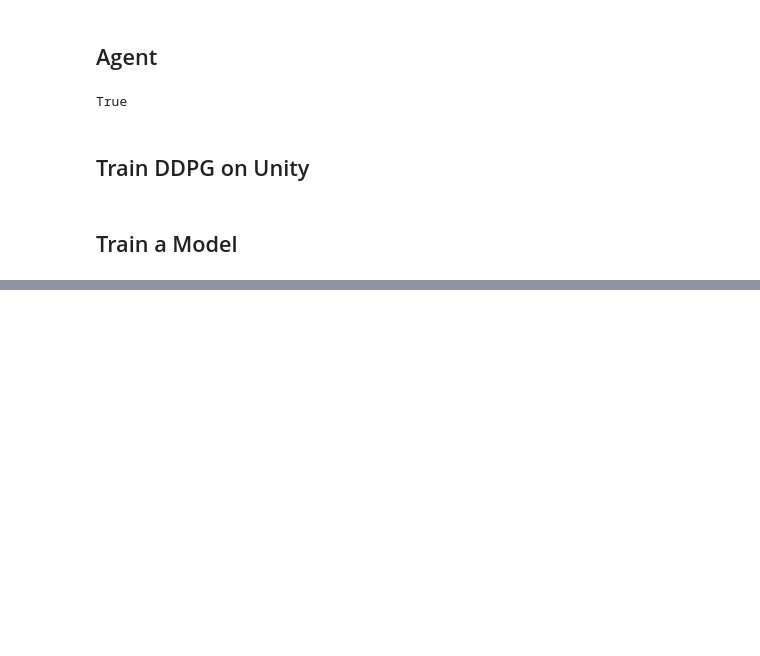
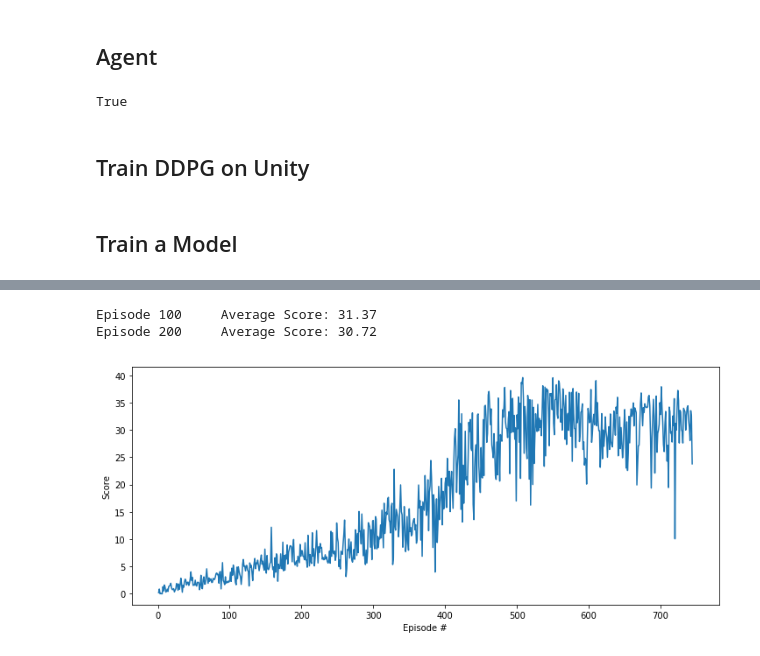
Before and after one commit to bohana/udacity-deep-rl, a Jupyter notebook: p2_control/P2_Continuous_Control.ipynb, the cells around one changed output, grey strips where cells are left out. Drawn from its saved outputs; the diff is of its cells as text; code cells hidden in the pictures; blank space fills up the shorter version.

```diff
--- a/p2_control/P2_Continuous_Control.ipynb
+++ b/p2_control/P2_Continuous_Control.ipynb
@@ -486,18 +539,22 @@ LR_ACTOR = 0.0001      # learning rate of the actor
 LR_CRITIC = 0.0001     # learning rate of the critic
 WEIGHT_DECAY = 0       # L2 weight decay
 
-N_EPS = 5000
-MAX_T = 800
+N_EPS = 2000
+MAX_T = 1000
 
 UPDATE_EVERY = 20       # num of timesteps to run learning
 LEARN_ROUNDS = 10       # repeat learning (sample from memory + backprop) this many times
 
 LAYER1_NODES=300
-LAYER2_NODES=350
+LAYER2_NODES=300
 
 NOISE_THETA=0.15
 NOISE_SIGMA=0.15
 
+
+BATCH_NORM = True
+STOP_AT = 30.0
+
 SEED = 13
 # %%
 import matplotlib.pyplot as plt
@@ -517,7 +574,7 @@ agent = Agent(state_size=state_size,
 scores = ddpg_unity(env, agent,
                     n_episodes=N_EPS,
                     max_t=MAX_T,
-                    print_every=50)
+                    print_every=100)
 
 print('- training end', time.asctime())
 # %% [output]
@@ -527,11 +595,25 @@ Episode 49      Average Score: 0.28
+# %%
+STOP_AT=40.0
+
+new_scores = ddpg_unity(env, agent,
+                        n_episodes=200,
+                        max_t=MAX_T,
+                        print_every=100)
+# %% [output]
+Episode 100     Average Score: 31.37
+Episode 200     Average Score: 30.72
+# %%
+all_scores = scores + new_scores
 # %%
 fig = plt.figure()
 ax = fig.add_subplot(111)
 ax.figure.set_size_inches(12, 5)
 
-plt.plot(np.arange(1, len(scores)+1),
-         scores)
+plt.plot(np.arange(1, len(all_scores)+1),
+         all_scores)
 
 plt.ylabel('Score')
 plt.xlabel('Episode #')
 plt.show()
+# %% [output]
+[figure, added]
```
Also changed, not shown: parts of 16 cells of this notebook.
